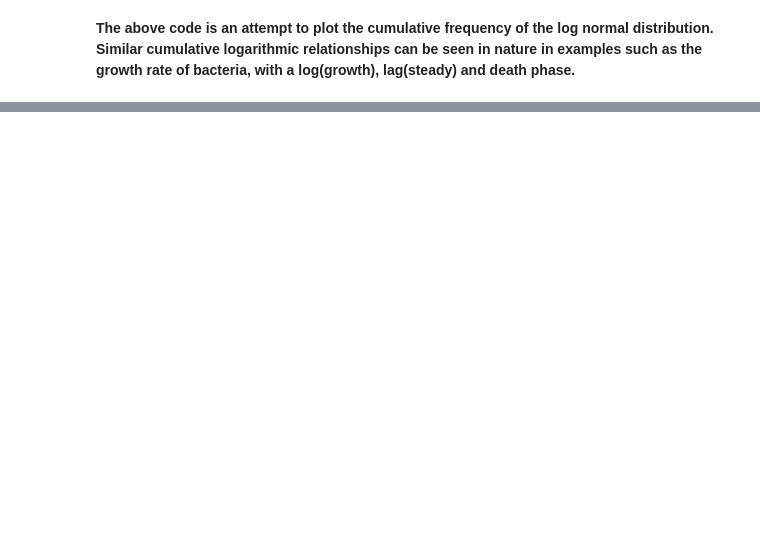
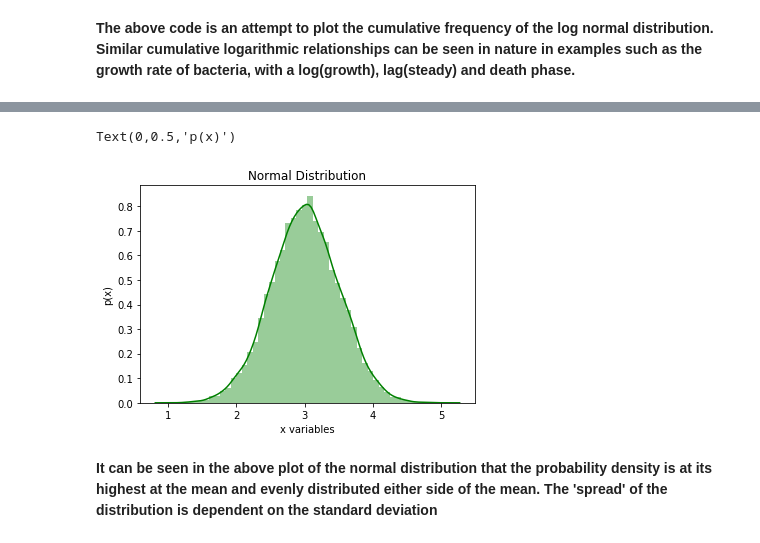
Before and after one commit to oreillyh/Programming-for-DA---Assignments, a Jupyter notebook: Programming for Data Analytics Assignment 1.ipynb, the cells around one changed output, grey strips where cells are left out. Saved outputs shown, nothing was run; the diff lists cells and outputs as text; code cells hidden in the pictures; blank space fills up the shorter version.

```diff
--- a/Programming for Data Analytics Assignment 1.ipynb
+++ b/Programming for Data Analytics Assignment 1.ipynb
@@ -172,0 +192,11 @@ Text(0,0.5,'p(x)')
+# %%
+M = np.random.normal(3, 0.5, 20000)# normal distribution of mean=3, sd=0.5 and range 20000
+ax = sns.distplot(M, color = 'g',) #The 'distplot' seaborn function plots a normal distribution of observations and combines a hist plot with a probability density (seaborn.kdeplot) plot
+plt.title('Normal Distribution')
+plt.xlabel('x variables')
+plt.ylabel('p(x)')
+# %% [output]
+Text(0,0.5,'p(x)')
+[figure, added]
+# %% [markdown]
+**It can be seen in the above plot of the normal distribution that the probability density is at its highest at the mean and evenly distributed either side of the mean. The 'spread' of the distribution is dependent on the standard deviation**
```
Also changed, not shown: parts of 15 cells of this notebook.
